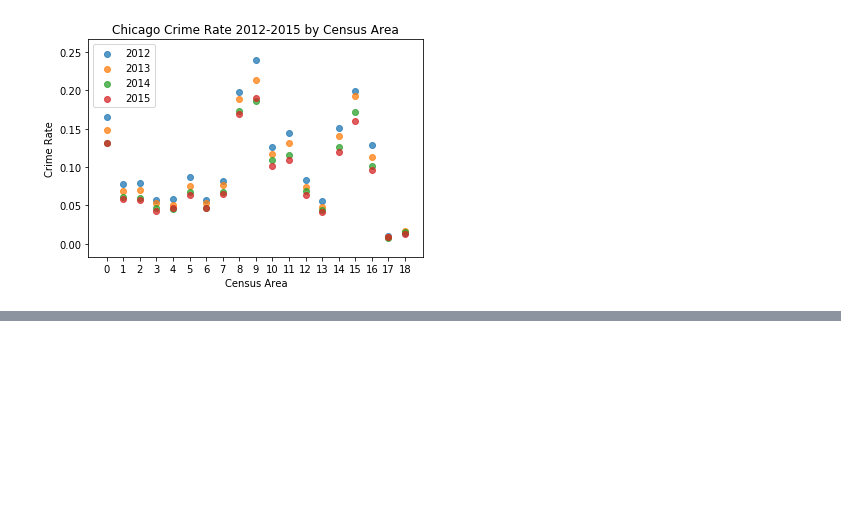
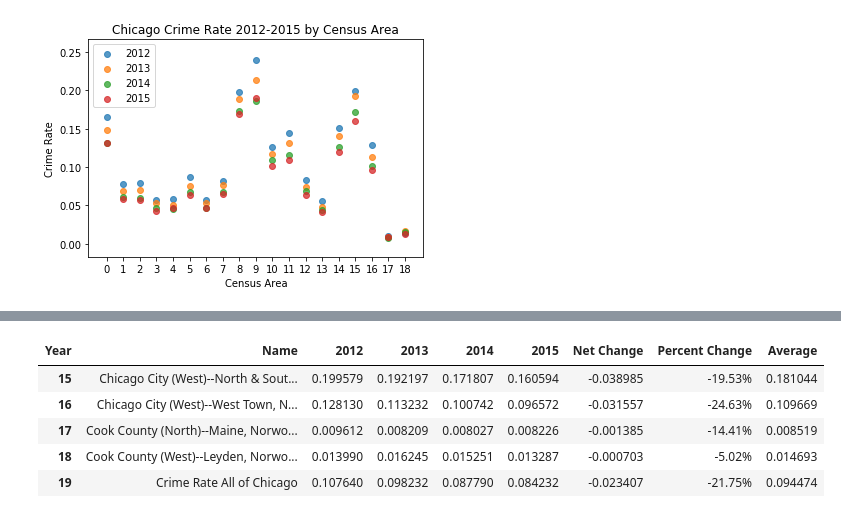
Before and after one commit to MariaSorensen/Colorama, a Jupyter notebook: crime_rate_by_census_area.ipynb, the cells around one changed output, grey strips where cells are left out. Cells and saved outputs as stored; diff of their text form; code cells hidden in the pictures; blank space fills up the shorter version.

```diff
--- a/crime_rate_by_census_area.ipynb
+++ b/crime_rate_by_census_area.ipynb
@@ -293,0 +296,7 @@ fig.savefig("crime_rate_over_time.png", bbox_inches="tight")
+# %%
+#total crime data
+sum_2012 = population_census.loc[0:18].sum()
+sum_2013 = population_census.loc[19:37].sum()
+sum_2014 = population_census.loc[38:56].sum()
+sum_2015 = population_census.loc[57:75].sum()
+sum_2015
@@ -293,0 +320,7 @@ fig.savefig("crime_rate_over_time.png", bbox_inches="tight")
+# %%
+#Total crime rate
+crime_rate_pivot.loc[19,'Name']="Crime Rate All of Chicago"
+crime_rate_pivot.loc[19,2012] = sum_2012[2]/sum_2012[3]
+crime_rate_pivot.loc[19,2013] = sum_2013[2]/sum_2013[3]
+crime_rate_pivot.loc[19,2014] = sum_2014[2]/sum_2014[3]
+crime_rate_pivot.loc[19,2015] = sum_2015[2]/sum_2015[3]
@@ -294 +353,12 @@ fig.savefig("crime_rate_over_time.png", bbox_inches="tight")
+# %%
+#format percent column and display table
+crime_rate_pivot["Percent Change"] = crime_rate_pivot["Percent Change"].map("{:,.2f}%".format)
+crime_rate_pivot.tail()
+# %% [output]
+| Year | Name | 2012 | 2013 | 2014 | 2015 | Net Change | Percent Change | Average |
+| 15 | Chicago City (West)--North & Sout... | 0.199579 | 0.192197 | 0.171807 | 0.160594 | -0.038985 | -19.53% | 0.181044 |
+| 16 | Chicago City (West)--West Town, N... | 0.128130 | 0.113232 | 0.100742 | 0.096572 | -0.031557 | -24.63% | 0.109669 |
+| 17 | Cook County (North)--Maine, Norwo... | 0.009612 | 0.008209 | 0.008027 | 0.008226 | -0.001385 | -14.41% | 0.008519 |
+| 18 | Cook County (West)--Leyden, Norwo... | 0.013990 | 0.016245 | 0.015251 | 0.013287 | -0.000703 | -5.02% | 0.014693 |
+| 19 | Crime Rate All of Chicago | 0.107640 | 0.098232 | 0.087790 | 0.084232 | -0.023407 | -21.75% | 0.094474 |
 # %%
```
Also changed, not shown: parts of 12 cells of this notebook, 1 other file.
